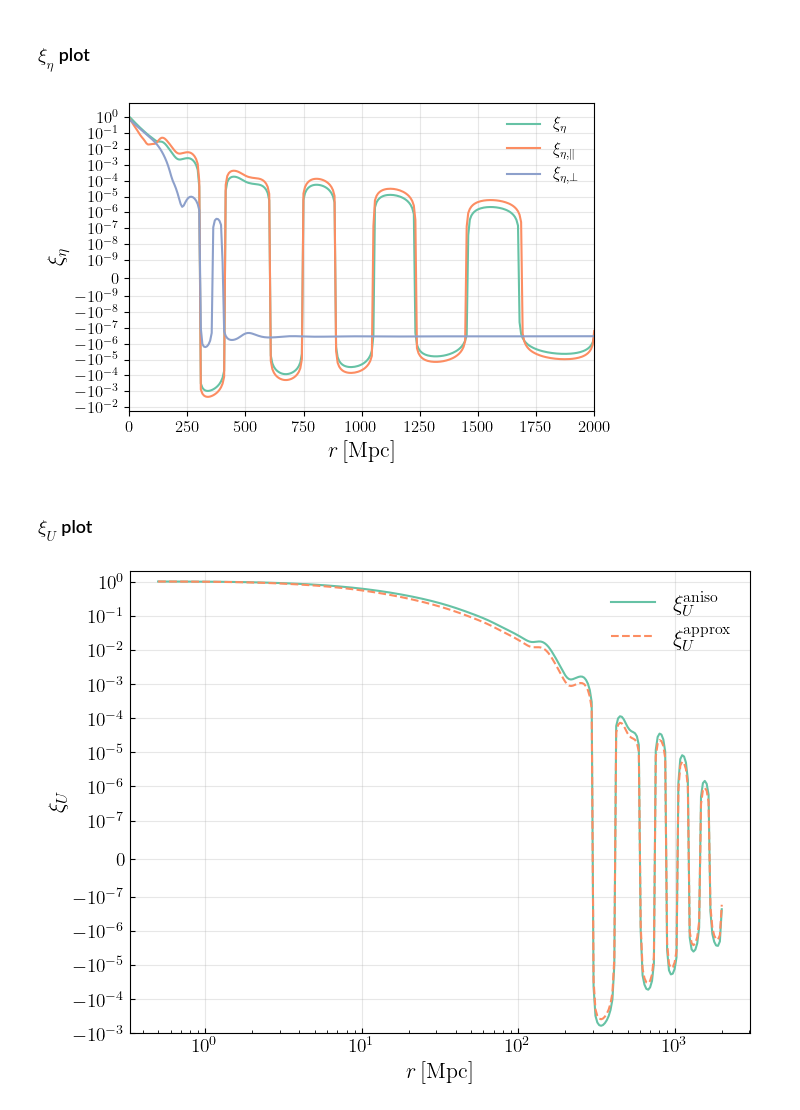
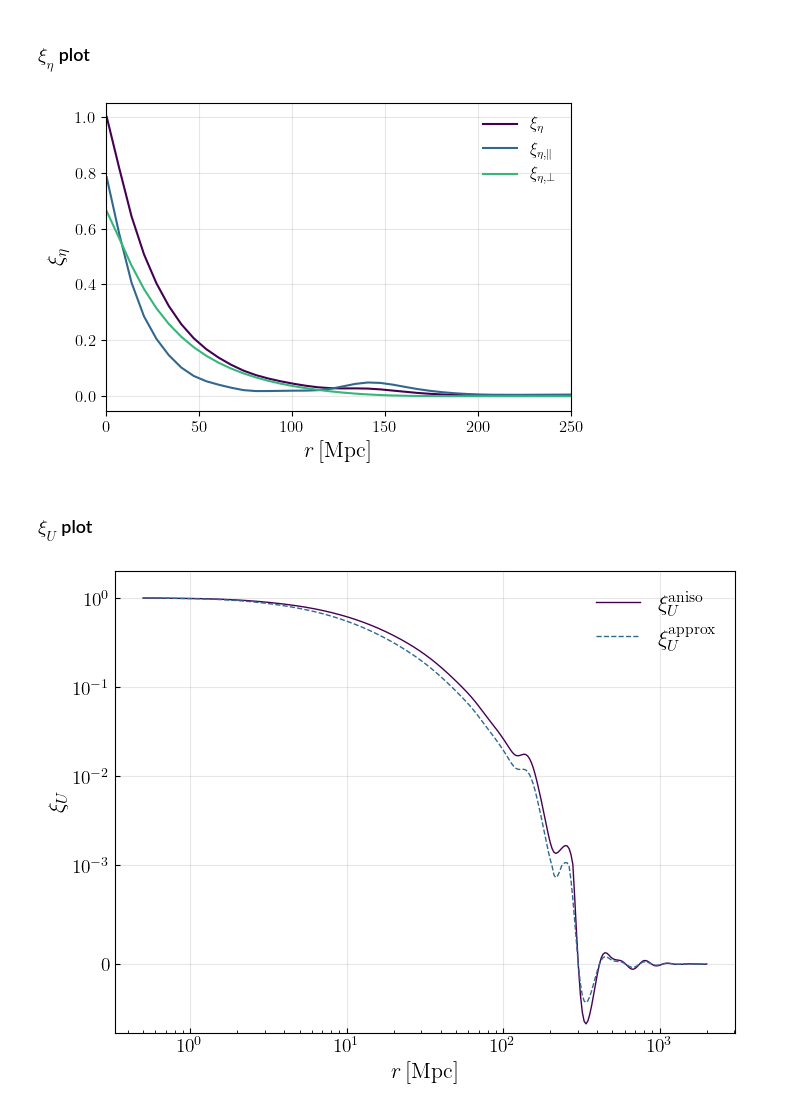
Before and after one commit to ryanyrzh/Zeus21, a Jupyter notebook: aniso_tests_v2/xi_eta_U_comparison.ipynb, the cells around one changed output. Drawn from its saved outputs; the diff is of its cells as text; code cells hidden in the pictures.

Commit message:
Change xi_U plot log to linear

```diff
--- a/aniso_tests_v2/xi_eta_U_comparison.ipynb
+++ b/aniso_tests_v2/xi_eta_U_comparison.ipynb
@@ -18,11 +18,16 @@ import numpy as np
 import matplotlib.pyplot as plt
 from matplotlib.colors import TwoSlopeNorm, LogNorm, SymLogNorm
 import matplotlib as mpl
+from cycler import cycler
 
 plt.rc('text', usetex=True)
 plt.rc('font', family='serif', size=12)
 
-mpl.rcParams['axes.prop_cycle'] = mpl.cycler(color=mpl.colormaps['Set2'].colors)
+N = 3
+cmap = mpl.colormaps["viridis"].resampled(N)
+colors = [cmap(i) for i in range(N)]
+mpl.rcParams["axes.prop_cycle"] = cycler(color=colors)
+# mpl.rcParams['axes.prop_cycle'] = mpl.cycler(color=mpl.colormaps['Set2'].colors)
 
 #import Zeus
 import zeus21
@@ -209,30 +214,30 @@ xi_U_aniso_normalized = xi_U_aniso / np.nanmax(xi_U_aniso)
 # %%
 rlist = np.asarray(CosmoParams_zeus._Rtabsmoo)
 R1_choose = 0
 R2_choose = 0
 
 
 xiEta_choose = xiEta[R1_choose, R2_choose, :]
 xiEta_para_choose = xiEta_para[R1_choose, R2_choose, :]
 xiEta_perp_choose = xiEta_perp[R1_choose, R2_choose, :]
 
 r_dense = np.linspace(rlist.min(), rlist.max(), 300)
 xiEta_choose_dense = interp1d(rlist, xiEta_choose, kind='cubic')(r_dense)
 xiEta_para_choose_dense = interp1d(rlist, xiEta_para_choose, kind='cubic')(r_dense)
 xiEta_perp_choose_dense = interp1d(rlist, xiEta_perp_choose, kind='cubic')(r_dense)
 
 fig, ax = plt.subplots(1, 1, figsize=(6,4))
 ax.plot(r_dense, xiEta_choose_dense, label=r'$\xi_\eta$')
 ax.plot(r_dense, xiEta_para_choose_dense, label=r'$\xi_{\eta,\parallel}$')
 ax.plot(r_dense, xiEta_perp_choose_dense, label=r'$\xi_{\eta,\perp}$')
 ax.set_xlabel(r"$r\,[\mathrm{Mpc}]$", fontsize=16)
 ax.set_ylabel(r"$\xi_\eta$", fontsize=16)
 ax.legend(frameon=False)
-ax.set_yscale('symlog', linthresh=1e-9)
-ax.set_xlim(0, 2000)
+# ax.set_yscale('symlog', linthresh=1e-9)
+ax.set_xlim(0, 250)
 ax.grid(True, alpha=0.3)
 # %% [output]
-[figure, old version]
+[figure, new version]
 # %% [markdown]
 ### $\xi_U$ plot
 # %%
@@ -244,15 +249,16 @@ xi_U_aniso_normalized_choose_dense = interp1d(rlist, xi_U_aniso_normalized_choos
 xi_U_zeus_normalized_choose_dense = interp1d(rlist, xi_U_zeus_normalized_choose, kind='cubic')(r_dense_log)
 
 fig, ax = plt.subplots(figsize=(8, 6))
-ax.plot(r_dense_log, xi_U_aniso_normalized_choose_dense, label=r'$\xi_U^{\mathrm{aniso}}$')
-ax.plot(r_dense_log, xi_U_zeus_normalized_choose_dense, linestyle='--', label=r"$\xi_U^{\mathrm{approx}}$")
-ax.set_ylim(-1e-3, 2)
+ax.plot(r_dense_log, xi_U_aniso_normalized_choose_dense, linewidth=1, label=r'$\xi_U^{\mathrm{aniso}}$')
+ax.plot(r_dense_log, xi_U_zeus_normalized_choose_dense, linestyle='--', linewidth=1, label=r"$\xi_U^{\mathrm{approx}}$")
+ax.set_ylim(-1e-3*0.7, 2)
+# ax.set_ylim(0, 1)
 ax.set_xscale("log")
-ax.set_yscale('symlog', linthresh=1e-7)
+ax.set_yscale('symlog', linthresh=1e-3)
 ax.set_xlabel(r"$r\,[\mathrm{Mpc}]$", fontsize=16)
 ax.set_ylabel(r"$\xi_U$", fontsize=16)
 ax.legend(frameon=False, fontsize=16)
 ax.tick_params(axis="both", which="both", direction="in", labelsize=14)
 ax.grid(True, alpha=0.3)
 # %% [output]
-[figure, old version]
+[figure, new version]
```
